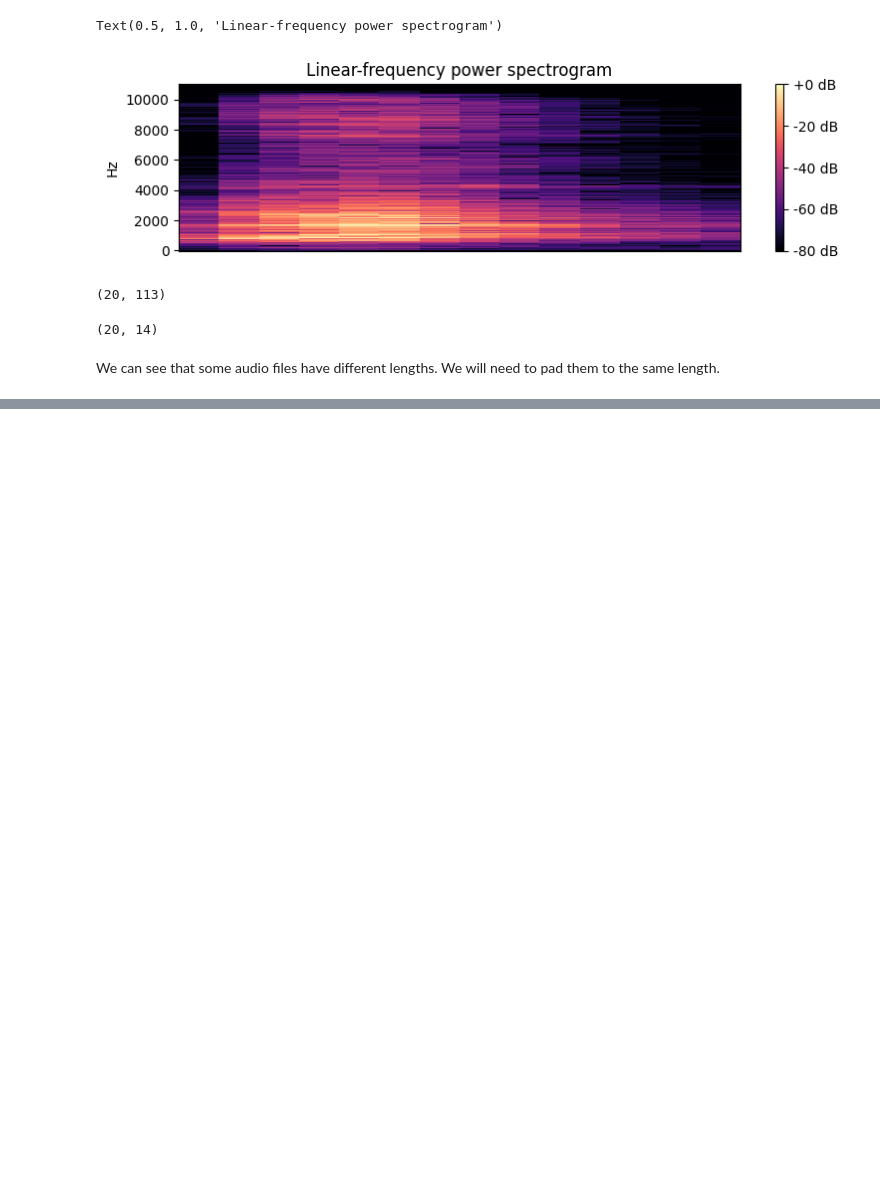
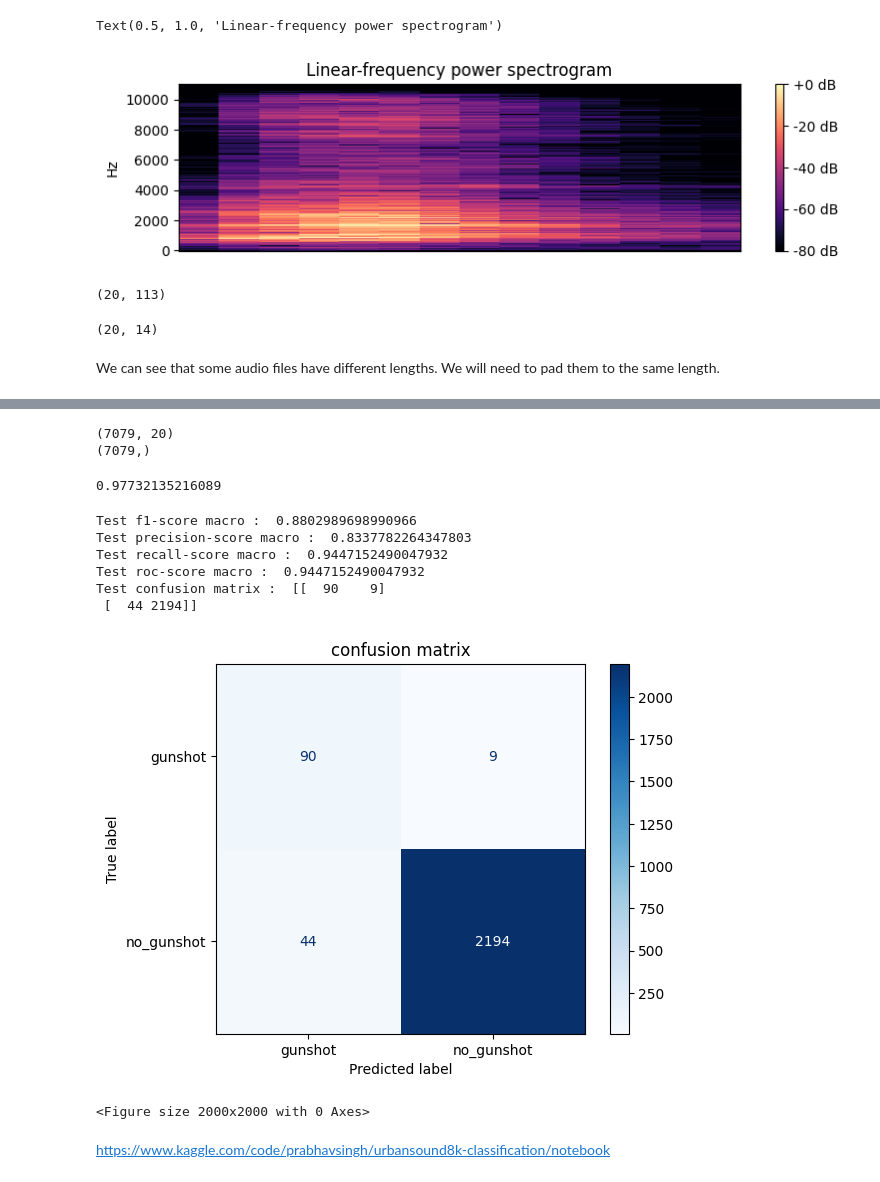
Before and after one commit to ThomasMousseau/SoundSentry, a Jupyter notebook: main.ipynb, the cells around one changed output, grey strips where cells are left out. Cells and saved outputs as stored; diff of their text form; code cells hidden in the pictures; blank space fills up the shorter version.

```diff
--- a/main.ipynb
+++ b/main.ipynb
@@ -163,0 +187,32 @@ We can see that some audio files have different lengths. We will need to pad the
+# %%
+X = np.ones((len(df_train), len(X_[0])))
+Y = np.empty([len(df_train)])
+# %%
+for i in range(len(df_train)):
+    Y[i] = int(Y_[i])
+    X[i] = (X_[i])
+# %%
+print(X.shape)
+print(Y.shape)
+# %% [output]
+(7079, 20)
+(7079,)
+# %%
+X_train, X_test, Y_train, Y_test = train_test_split(X, Y,
+                                                    test_size=0.33,
+                                                    random_state=42)
+# %%
+from sklearn.pipeline import make_pipeline
+from sklearn.preprocessing import StandardScaler
+from sklearn.svm import SVC
+from sklearn.metrics import roc_auc_score, f1_score,confusion_matrix, precision_score, recall_score
+
+
+clf = make_pipeline(
+    StandardScaler(),
+    SVC(kernel='rbf', class_weight="balanced"),
+)
+clf.fit(X_train,Y_train)
+clf.score(X_test,Y_test)
+# %% [output]
+0.97732135216089
@@ -163,0 +221,39 @@ We can see that some audio files have different lengths. We will need to pad the
+# %%
+# print results
+print(f'Test f1-score macro : ',f1_score(Y_test, Y_test_pred, average="macro"))
+print(f'Test precision-score macro : ',precision_score(Y_test, Y_test_pred, average="macro"))
+print(f'Test recall-score macro : ',recall_score(Y_test, Y_test_pred, average="macro"))
+print(f'Test roc-score macro : ',roc_auc_score(Y_test, Y_test_pred))
+print(f'Test confusion matrix : ',confusion_matrix(Y_test, Y_test_pred))
+# %% [output]
+Test f1-score macro :  0.8802989698990966
+Test precision-score macro :  0.8337782264347803
+Test recall-score macro :  0.9447152490047932
+Test roc-score macro :  0.9447152490047932
+Test confusion matrix :  [[  90    9]
+ [  44 2194]]
+# %%
+from sklearn.metrics import ConfusionMatrixDisplay
+import matplotlib.pyplot as plt
+
+labels = ["gunshot","no_gunshot"]
+
+disp = ConfusionMatrixDisplay.from_estimator(
+        clf,
+        X_test,
+        Y_test,
+        display_labels=labels,
+        cmap=plt.cm.Blues,
+        normalize=None,
+    )
+disp.ax_.set_title("confusion matrix")
+
+
+plt.figure(figsize=(20,20))
+
+plt.show()
+# %% [output]
+[figure, added]
+<Figure size 2000x2000 with 0 Axes>
+# %% [markdown]
+https://www.kaggle.com/code/prabhavsingh/urbansound8k-classification/notebook
```
Also changed, not shown: parts of 7 cells of this notebook, 1 other file.
